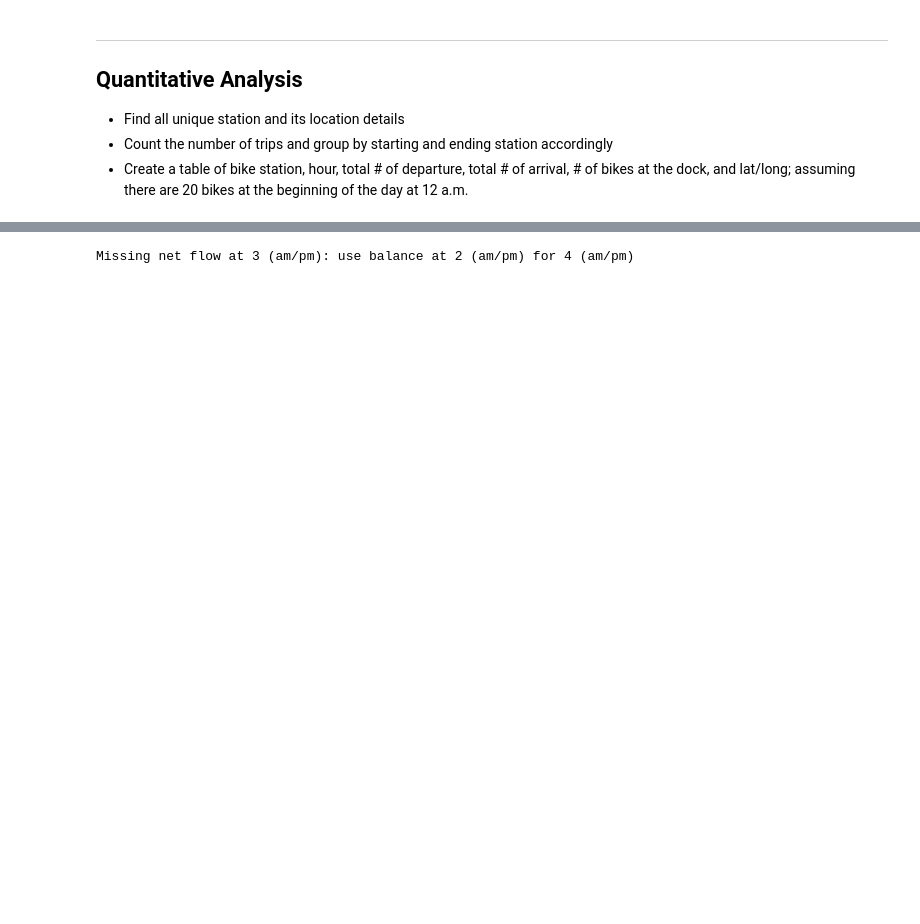
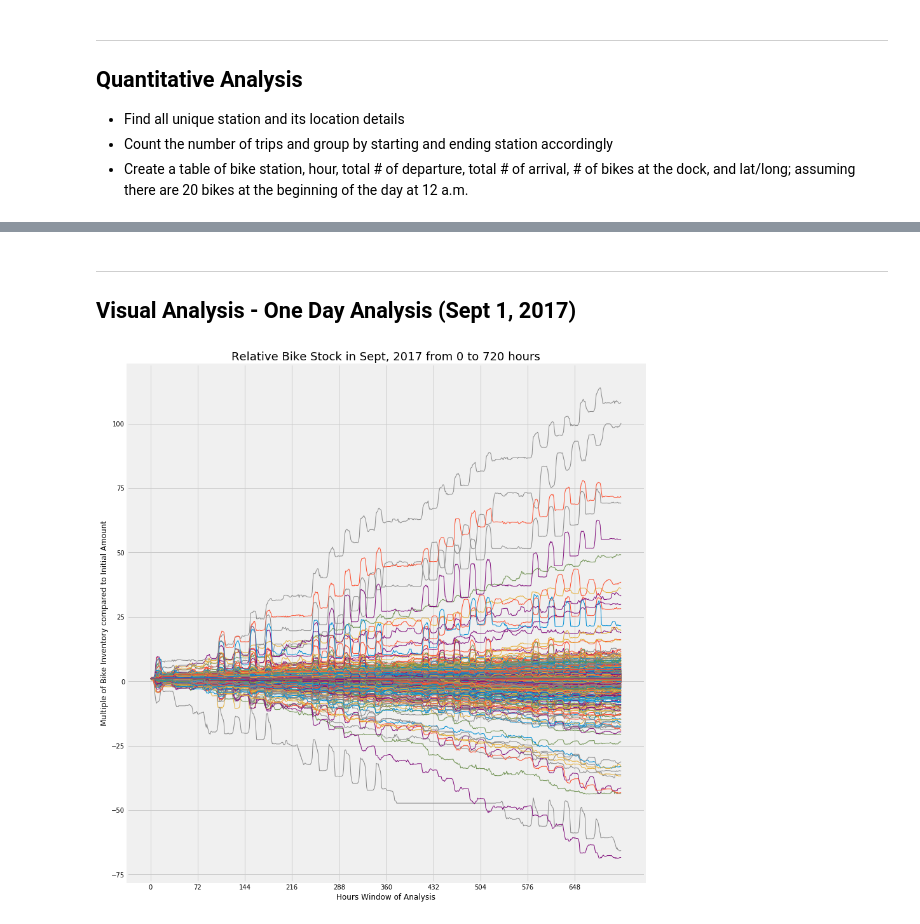
Before and after one commit to ianxxiao/PUI2017_ixx200, a Jupyter notebook: Project/citibike_load_balancing.ipynb, the cells around one changed output, grey strips where cells are left out. Drawn from its saved outputs; the diff is of its cells as text; code cells hidden in the pictures; blank space fills up the shorter version.

```diff
--- a/Project/citibike_load_balancing.ipynb
+++ b/Project/citibike_load_balancing.ipynb
@@ -234,22 +282,0 @@ Missing hour: 3
-# %%
-# Calculate end-of-hour bike balance
-
-starting_bal = 20
-hourBal = hourNet
-
-for i in range(1, 24):
-    try:
-        bal_col = "bal_" + str(i)
-        last_bal_col = "bal_" + str(i-1)
-        net_col = "net_" + str(i-1)
-        if i == 1:
-            hourBal[bal_col] = 20 + hourBal[net_col]
-        else:
-            hourBal[bal_col] = hourBal[last_bal_col] + hourBal[net_col]
-    except (KeyError) as ex:
-        # use previous balance for missing time slot
-        print("Missing net flow at {} (am/pm): use balance at {} (am/pm) for {} (am/pm)".format(i-1, i-2, i))
-        hourBal[bal_col] = hourBal[last_bal_col]
-        pass
-# %% [output]
-Missing net flow at 3 (am/pm): use balance at 2 (am/pm) for 4 (am/pm)
@@ -255,0 +354,38 @@ Missing net flow at 3 (am/pm): use balance at 2 (am/pm) for 4 (am/pm)
+# %% [markdown]
+---
+
+## Visual Analysis - One Day Analysis (Sept 1, 2017)
+# %%
+# Plot Time Series of net flow by station and hour
+
+def plot_change(df, first_hour, last_hour):
+
+    '''
+    This function plots the % change of bike stock based on selected hour range
+    '''
+    listStation = []
+    # convert to list
+
+    for i in range(0, df.shape[0]):
+        listStation.append(df.iloc[i, first_hour + 4: last_hour + 4].values.tolist())
+
+
+    # Visualize
+    fig = plt.figure(figsize = (13, 15));
+    ax = fig.add_subplot(111);
+    x_tick = range(first_hour, last_hour)
+    for station in range(0, len(listStation)):
+
+        plt.plot(x_tick, listStation[station], linewidth = 1)
+
+
+    plt.xticks(np.arange(min(x_tick), max(x_tick)+1, int((min(x_tick)+max(x_tick)+1)/10)));
+    plt.xlabel("Hours Window of Analysis", size = 12);
+    plt.ylabel("Multiple of Bike Inventory compared to Initial Amount", size = 12);
+    plt.title("Relative Bike Stock in Sept, 2017 from {} to {} hours".format(first_hour, last_hour), size = 18);
+
+
+# Plot based on hour range
+plot_change(final_chg, 0, 720)
+# %% [output]
+[figure, added]
```
Also changed, not shown: parts of 41 cells of this notebook, 16 other files.
